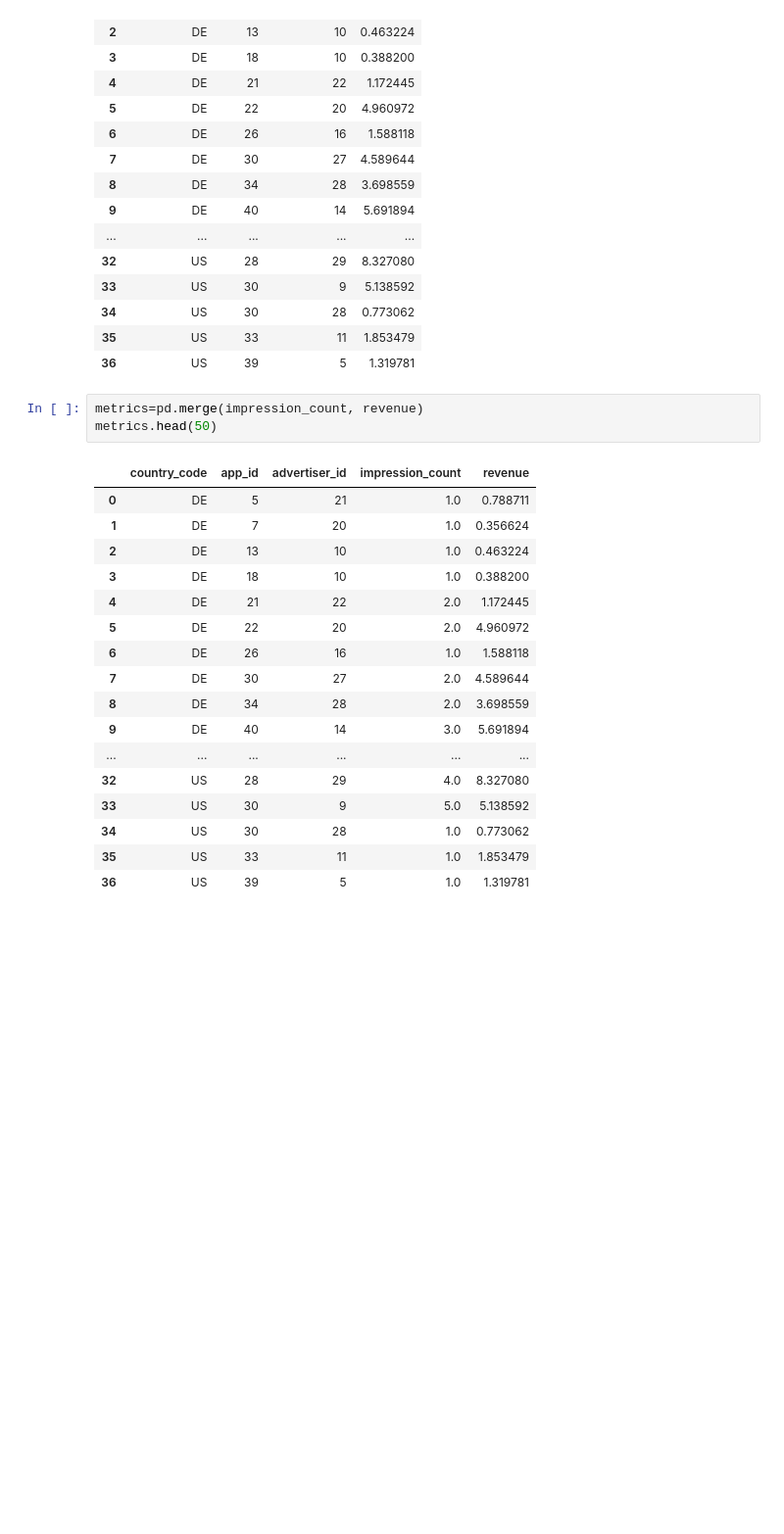
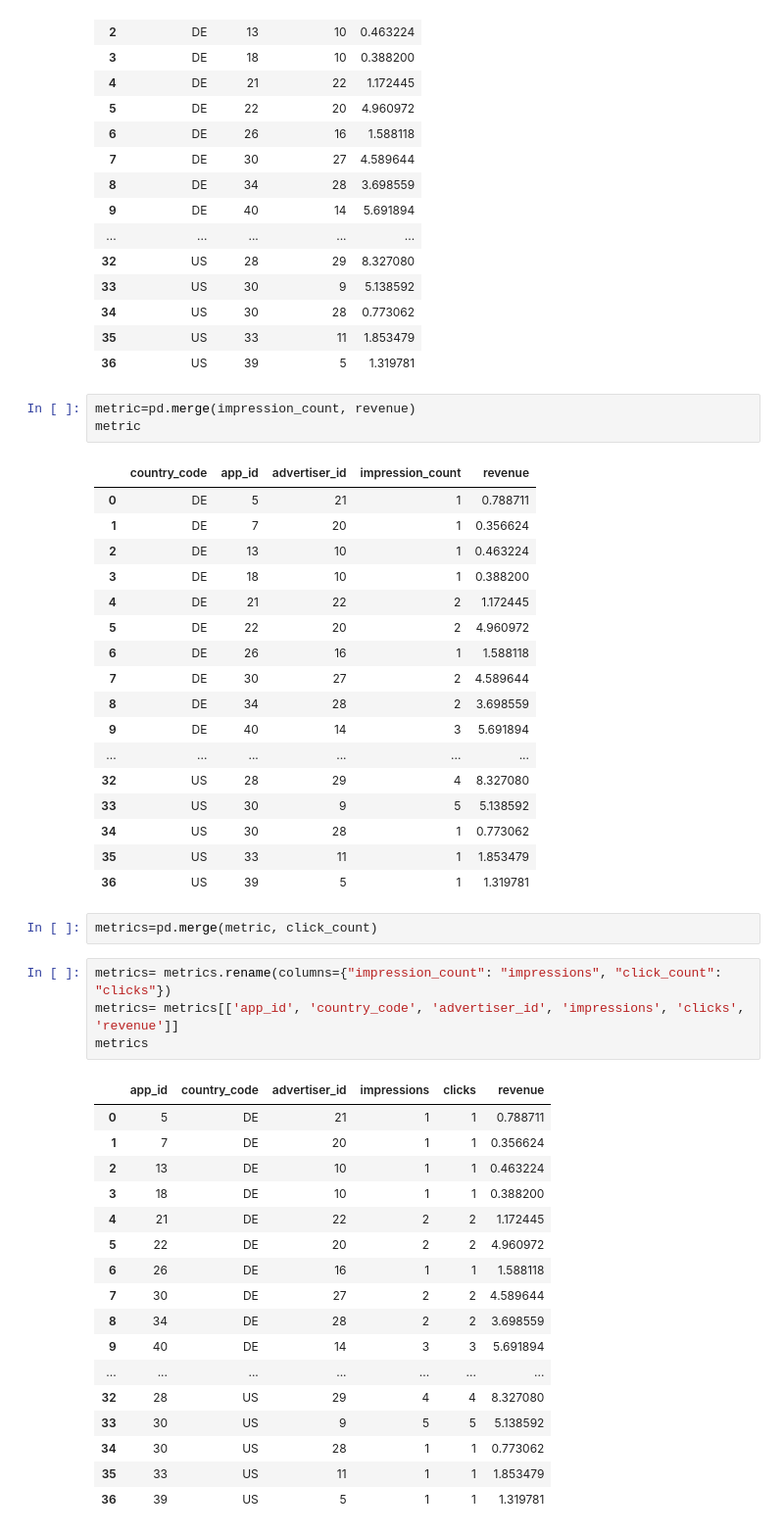
Before and after one commit to eyamini/Verve-Top-Advertisers, a Jupyter notebook: Merged.ipynb, the cells around one changed output. Shown at 98% size. Drawn from its saved outputs; the diff is of its cells as text; blank space fills up the shorter version.

```diff
--- a/Merged.ipynb
+++ b/Merged.ipynb
@@ -130,23 +130,47 @@ revenue
 | 35 | US | 33 | 11 | 1.853479 |
 | 36 | US | 39 | 5 | 1.319781 |
 # %%
-metrics=pd.merge(impression_count, revenue)
-metrics.head(50)
+metric=pd.merge(impression_count, revenue)
+metric
 # %% [output]
 |  | country_code | app_id | advertiser_id | impression_count | revenue |
-| 0 | DE | 5 | 21 | 1.0 | 0.788711 |
-| 1 | DE | 7 | 20 | 1.0 | 0.356624 |
-| 2 | DE | 13 | 10 | 1.0 | 0.463224 |
-| 3 | DE | 18 | 10 | 1.0 | 0.388200 |
-| 4 | DE | 21 | 22 | 2.0 | 1.172445 |
-| 5 | DE | 22 | 20 | 2.0 | 4.960972 |
-| 6 | DE | 26 | 16 | 1.0 | 1.588118 |
-| 7 | DE | 30 | 27 | 2.0 | 4.589644 |
-| 8 | DE | 34 | 28 | 2.0 | 3.698559 |
-| 9 | DE | 40 | 14 | 3.0 | 5.691894 |
+| 0 | DE | 5 | 21 | 1 | 0.788711 |
+| 1 | DE | 7 | 20 | 1 | 0.356624 |
+| 2 | DE | 13 | 10 | 1 | 0.463224 |
+| 3 | DE | 18 | 10 | 1 | 0.388200 |
+| 4 | DE | 21 | 22 | 2 | 1.172445 |
+| 5 | DE | 22 | 20 | 2 | 4.960972 |
+| 6 | DE | 26 | 16 | 1 | 1.588118 |
+| 7 | DE | 30 | 27 | 2 | 4.589644 |
+| 8 | DE | 34 | 28 | 2 | 3.698559 |
+| 9 | DE | 40 | 14 | 3 | 5.691894 |
 | ... | ... | ... | ... | ... | ... |
-| 32 | US | 28 | 29 | 4.0 | 8.327080 |
-| 33 | US | 30 | 9 | 5.0 | 5.138592 |
-| 34 | US | 30 | 28 | 1.0 | 0.773062 |
-| 35 | US | 33 | 11 | 1.0 | 1.853479 |
-| 36 | US | 39 | 5 | 1.0 | 1.319781 |
+| 32 | US | 28 | 29 | 4 | 8.327080 |
+| 33 | US | 30 | 9 | 5 | 5.138592 |
+| 34 | US | 30 | 28 | 1 | 0.773062 |
+| 35 | US | 33 | 11 | 1 | 1.853479 |
+| 36 | US | 39 | 5 | 1 | 1.319781 |
+# %%
+metrics=pd.merge(metric, click_count)
+# %%
+metrics= metrics.rename(columns={"impression_count": "impressions", "click_count": "clicks"})
+metrics= metrics[['app_id', 'country_code', 'advertiser_id', 'impressions', 'clicks', 'revenue']]
+metrics
+# %% [output]
+|  | app_id | country_code | advertiser_id | impressions | clicks | revenue |
+| 0 | 5 | DE | 21 | 1 | 1 | 0.788711 |
+| 1 | 7 | DE | 20 | 1 | 1 | 0.356624 |
+| 2 | 13 | DE | 10 | 1 | 1 | 0.463224 |
+| 3 | 18 | DE | 10 | 1 | 1 | 0.388200 |
+| 4 | 21 | DE | 22 | 2 | 2 | 1.172445 |
+| 5 | 22 | DE | 20 | 2 | 2 | 4.960972 |
+| 6 | 26 | DE | 16 | 1 | 1 | 1.588118 |
+| 7 | 30 | DE | 27 | 2 | 2 | 4.589644 |
+| 8 | 34 | DE | 28 | 2 | 2 | 3.698559 |
+| 9 | 40 | DE | 14 | 3 | 3 | 5.691894 |
+| ... | ... | ... | ... | ... | ... | ... |
+| 32 | 28 | US | 29 | 4 | 4 | 8.327080 |
+| 33 | 30 | US | 9 | 5 | 5 | 5.138592 |
+| 34 | 30 | US | 28 | 1 | 1 | 0.773062 |
+| 35 | 33 | US | 11 | 1 | 1 | 1.853479 |
+| 36 | 39 | US | 5 | 1 | 1 | 1.319781 |
```
Also changed, not shown: parts of 7 cells of this notebook, 2 other files.
